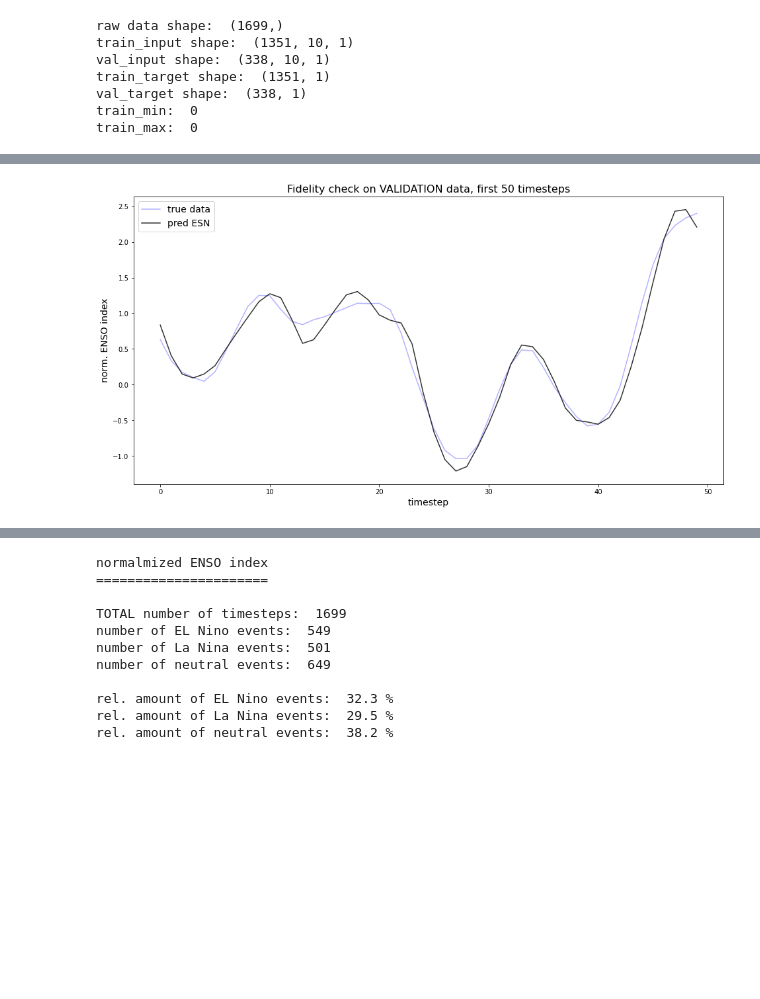
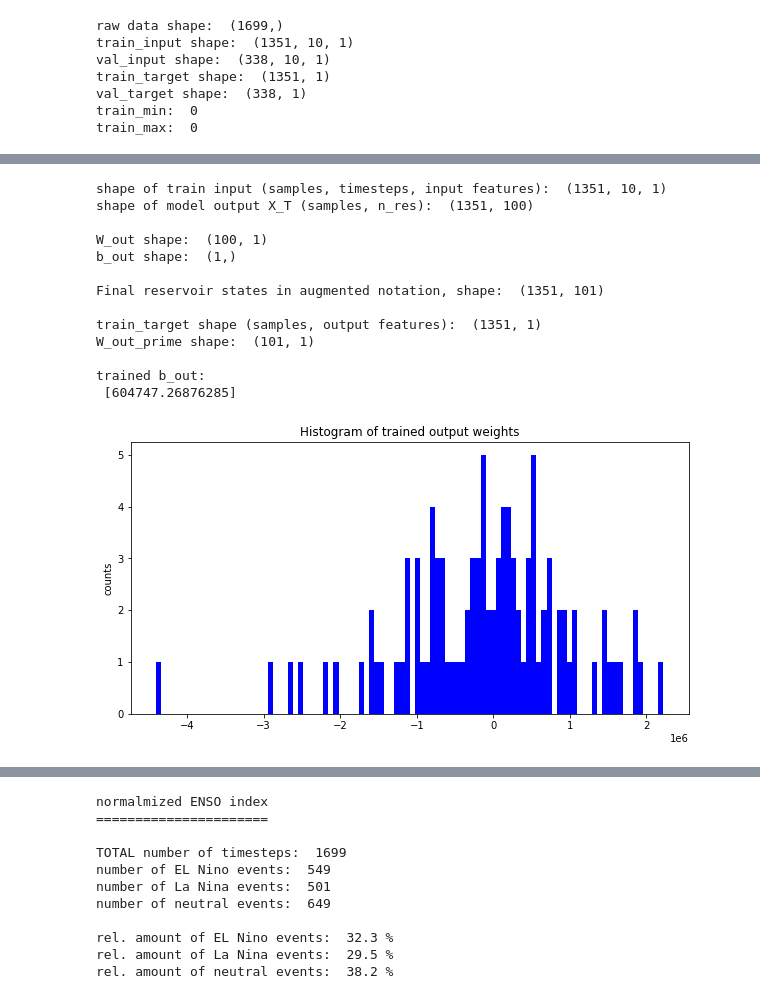
Before and after one commit to MarcoLandtHayen/EchoStateNetworks, a Jupyter notebook: notebooks/ESN_exp06_ENSO.ipynb, the cells around one changed output, grey strips where cells are left out. Cells and saved outputs as stored; diff of their text form; code cells hidden in the pictures; blank space fills up the shorter version.

Commit message:
Started optimizing hyper-parameters for base ESN on ENSO_index with Gradient Descent. Extended ESN_functions to version 03: Added trainESN and predESN.

```diff
--- a/notebooks/ESN_exp06_ENSO.ipynb
+++ b/notebooks/ESN_exp06_ENSO.ipynb
@@ -225,6 +225,7 @@ verbose = True
 input_length = 10 # Split input series into samples of specified input length.
 target_length = 1 # Define target length.
 scaled_YN = False # If True: Scale input series with min/max scaling, where min/max are taken only from train data!
+scale_to = 'zero_one' # If scaling is desired, choose interval to scale to: 'zero_one' --> [0,1] or 'one_one' --> [-1,1]
 # %%
 # Split normalized ENSO index to train/val input/target:
 train_input, val_input, train_target, val_target, train_min, train_max = split_data(ENSO_index_norm.values,
@@ -236,6 +237,7 @@ train_input, val_input, train_target, val_target, train_min, train_max = split_d
                                                                                     abs_to_rel_YN=False,
                                                                                     binary_YN=False,
                                                                                     scaled_YN=scaled_YN,
+                                                                                    scale_to=scale_to,
                                                                                     verbose=verbose)
 # %% [output]
 raw data shape:  (1699,)
@@ -252,12 +254,13 @@ n_layers = 1 # Number of ESN layers in the model.
 n_res = 100 # Number of reservoir units.
 W_in_lim = 1.0 # Initialize input weights from random uniform distribution in [- W_in_lim, + W_in_lim]
 leak_rate = 0.01 # Leak rate used in transition function of reservoir states.
+activation = 'sigmoid' # Desired activation function to be used in calculating reservoir state transition.
 spec_radius = 0.9 # Spectral radius, becomes largest Eigenvalue of reservoir weight matrix
 sparsity = 0.2 # Sparsity of reservoir weight matrix.
 n_features = 1 # Number of input features, e.g. original series plus decomposed parts L, S and R --> 4
 # %%
 # Get complete model (output = target prediction) plus short model (output final reservoir states from all layers)
 model, model_short = setESN(input_length=input_length, n_features=n_features, n_layers=n_layers, n_res=n_res,
-                            W_in_lim=W_in_lim, leak_rate=leak_rate, spec_radius=spec_radius, sparsity=sparsity,
+                            W_in_lim=W_in_lim, leak_rate=leak_rate, activation=activation, spec_radius=spec_radius, sparsity=sparsity,
                             verbose=verbose)
 # %% [output]
@@ -393,12 +286,4 @@ plt.show()
-# %%
-# Fidelity check: Plot val_pred vs. val_targets, but only the first 50 timesteps
-plt.figure(figsize=(16,8))
-plt.plot(range(len(val_target[:50])),val_target[:50],'b',label="true data", alpha=0.3)
-plt.plot(range(len(val_pred[:50])),val_pred[:50],'k',  alpha=0.8, label='pred ESN')
-plt.title('Fidelity check on VALIDATION data, first 50 timesteps', fontsize=16)
-plt.xlabel('timestep', fontsize=14)
-plt.ylabel('norm. ENSO index', fontsize=14)
-plt.legend(fontsize=14)
-plt.show()
-# %% [output]
-[figure, removed]
+# %%
+# Train ESN model's output weights and bias
+model = trainESN(model, model_short, train_input, train_target, verbose=verbose)
+# %% [output]
@@ -404,0 +291,14 @@ plt.show()
+shape of train input (samples, timesteps, input features):  (1351, 10, 1)
+shape of model output X_T (samples, n_res):  (1351, 100)
+
+W_out shape:  (100, 1)
+b_out shape:  (1,)
+
+Final reservoir states in augmented notation, shape:  (1351, 101)
+
+train_target shape (samples, output features):  (1351, 1)
+W_out_prime shape:  (101, 1)
+
+trained b_out:
+ [604747.26876285]
+[figure, added]
```
Also changed, not shown: parts of 16 cells of this notebook, 1 other file.
